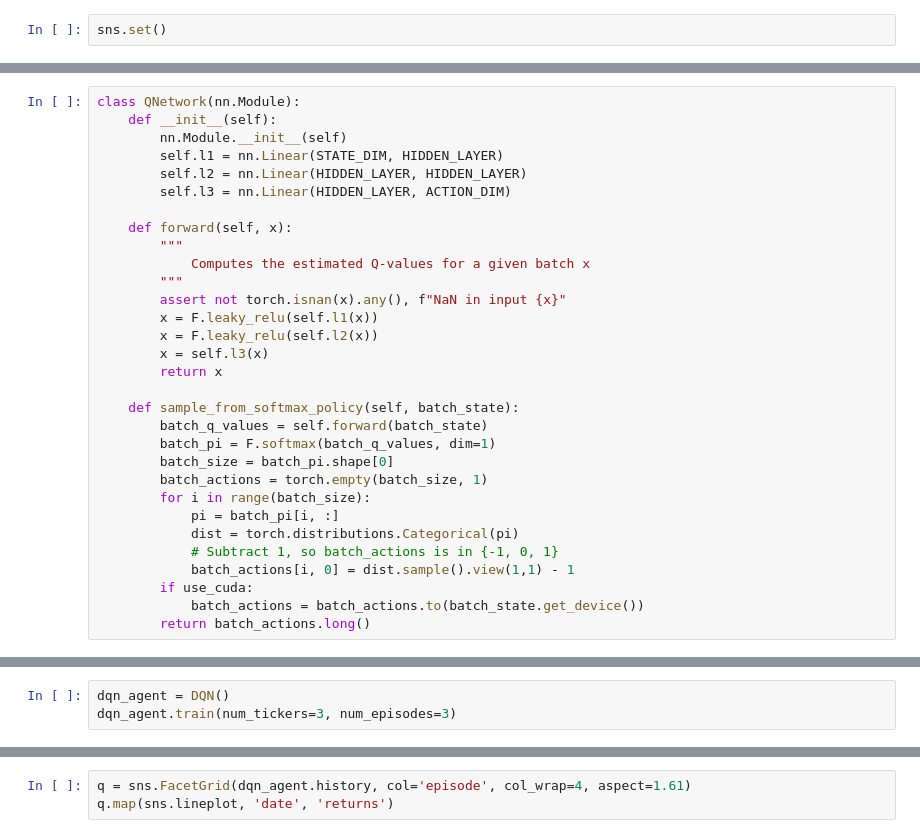
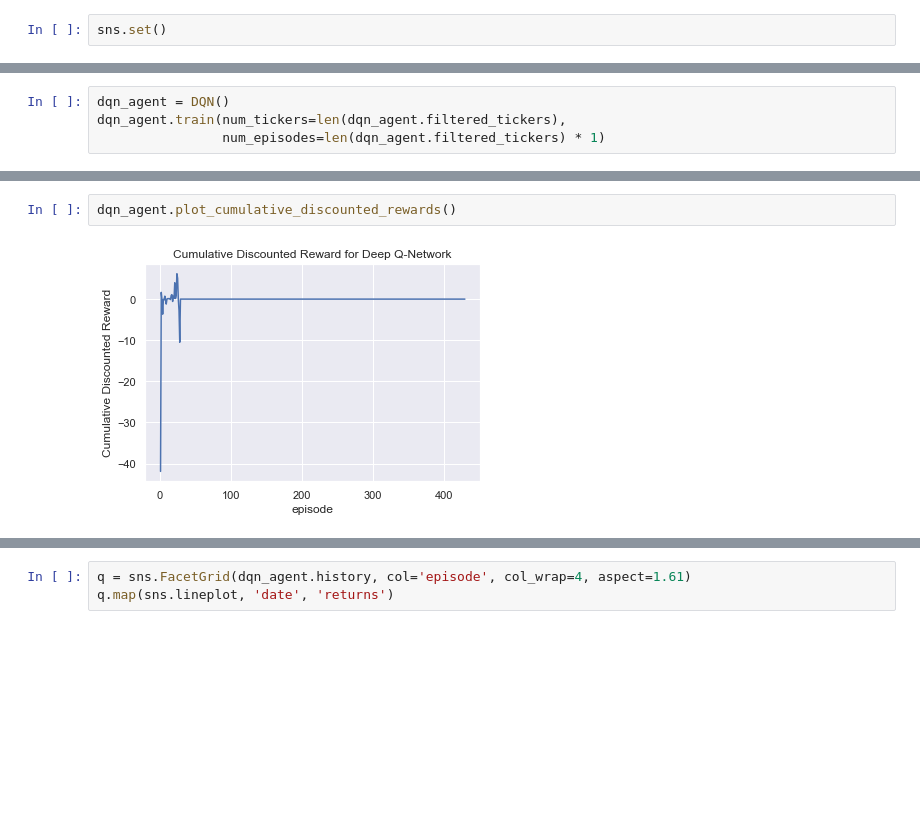
Before and after one commit to AaruranLog/rl-trading, a Jupyter notebook: agents.ipynb, the cells around one changed output, grey strips where cells are left out. Saved outputs shown, nothing was run; the diff lists cells and outputs as text; blank space fills up the shorter version.

```diff
--- a/agents.ipynb
+++ b/agents.ipynb
@@ -71,31 +197,0 @@ Corresponds to a fully connected network with two hidden layers
-# %%
-class QNetwork(nn.Module):
-    def __init__(self):
-        nn.Module.__init__(self)
-        self.l1 = nn.Linear(STATE_DIM, HIDDEN_LAYER)
-        self.l2 = nn.Linear(HIDDEN_LAYER, HIDDEN_LAYER)
-        self.l3 = nn.Linear(HIDDEN_LAYER, ACTION_DIM)
-
-    def forward(self, x):
-        """
-            Computes the estimated Q-values for a given batch x
-        """
-        assert not torch.isnan(x).any(), f"NaN in input {x}"
-        x = F.leaky_relu(self.l1(x))
-        x = F.leaky_relu(self.l2(x))
-        x = self.l3(x)
-        return x
-
-    def sample_from_softmax_policy(self, batch_state):
-        batch_q_values = self.forward(batch_state)
-        batch_pi = F.softmax(batch_q_values, dim=1)
-        batch_size = batch_pi.shape[0]
-        batch_actions = torch.empty(batch_size, 1)
-        for i in range(batch_size):
-            pi = batch_pi[i, :]
-            dist = torch.distributions.Categorical(pi)
-            # Subtract 1, so batch_actions is in {-1, 0, 1}
-            batch_actions[i, 0] = dist.sample().view(1,1) - 1
-        if use_cuda:
-            batch_actions = batch_actions.to(batch_state.get_device())
-        return batch_actions.long()
@@ -265,3 +298,4 @@ class DQN(BaseAgent):
 # %%
 dqn_agent = DQN()
-dqn_agent.train(num_tickers=3, num_episodes=3)
+dqn_agent.train(num_tickers=len(dqn_agent.filtered_tickers),
+                num_episodes=len(dqn_agent.filtered_tickers) * 1)
@@ -270 +302,5 @@ dqn_agent.train(num_tickers=3, num_episodes=3)
+# %%
+dqn_agent.plot_cumulative_discounted_rewards()
+# %% [output]
+[figure, added]
 # %%
```
Also changed, not shown: parts of 27 cells of this notebook, 1 other file.
